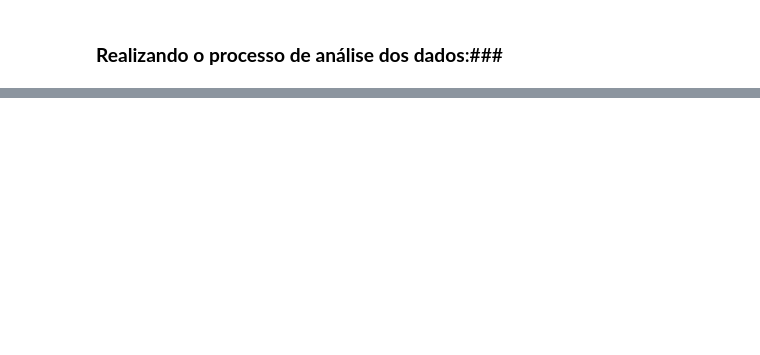
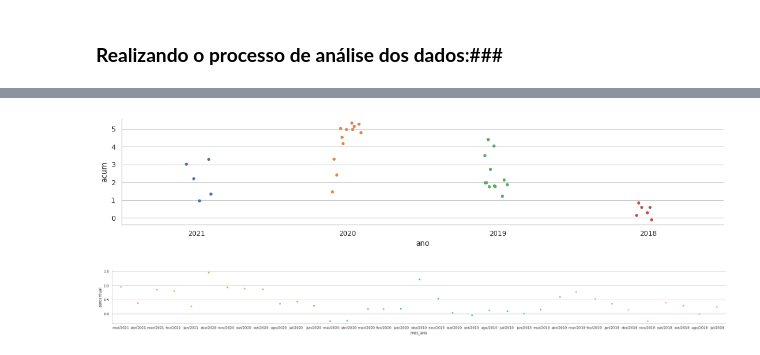
Before and after one commit to dijkstra001/py-for-data, a Jupyter notebook: py_for_data_case05.ipynb, the cells around one changed output, grey strips where cells are left out. Saved outputs shown, nothing was run; the diff lists cells and outputs as text; code cells hidden in the pictures; blank space fills up the shorter version.

```diff
--- a/py_for_data_case05.ipynb
+++ b/py_for_data_case05.ipynb
@@ -123,2 +129,9 @@ Vamos realizar a conversão durante a construção do dataset normalizado, para
 # %% [markdown]
 ### **Realizando o processo de análise dos dados**:###
+# %%
+# Calcular o acumulado dos anos:
+ds_acum = pd.DataFrame()
+ds_acum[['ano', 'percentual']] = dataset[['ano', 'percentual']]
+
+ds_acum['acum'] = ds_acum.groupby(['ano']).cumsum()
+ds_acum.head()
@@ -124,0 +145,11 @@ Vamos realizar a conversão durante a construção do dataset normalizado, para
+# %%
+# Plotar um gráfico com os valores acumulados:
+sns.set_theme(style="whitegrid")
+plot = sns.catplot(x="ano", y="acum", estimator=sum, ci=None, data=ds_acum, height=3, aspect=14/3)
+# %% [output]
+[figure, added]
+# %%
+# Plotar um gráfico com os valores ao longo dos meses:
+plot = sns.catplot(x="mes_ano", y="percentual", estimator=sum, ci=None, data=dataset, height=3, aspect=28/3)
+# %% [output]
+[figure, added]
```
Also changed, not shown: parts of 7 cells of this notebook.
